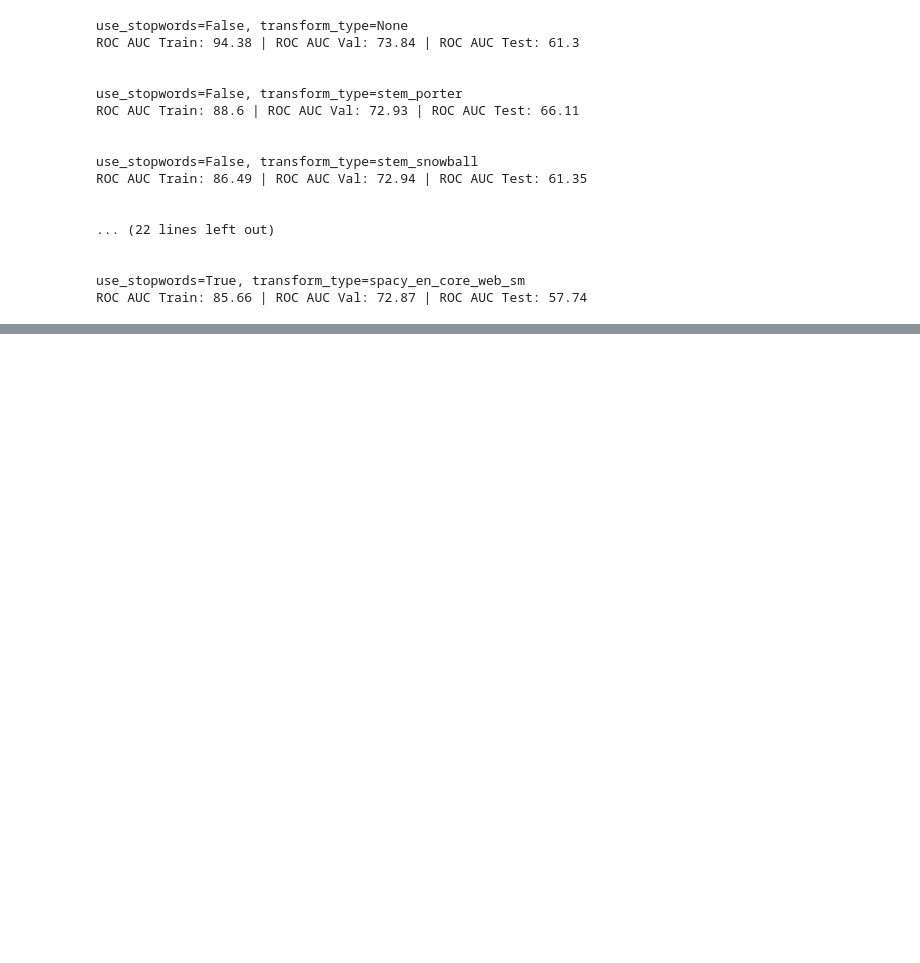
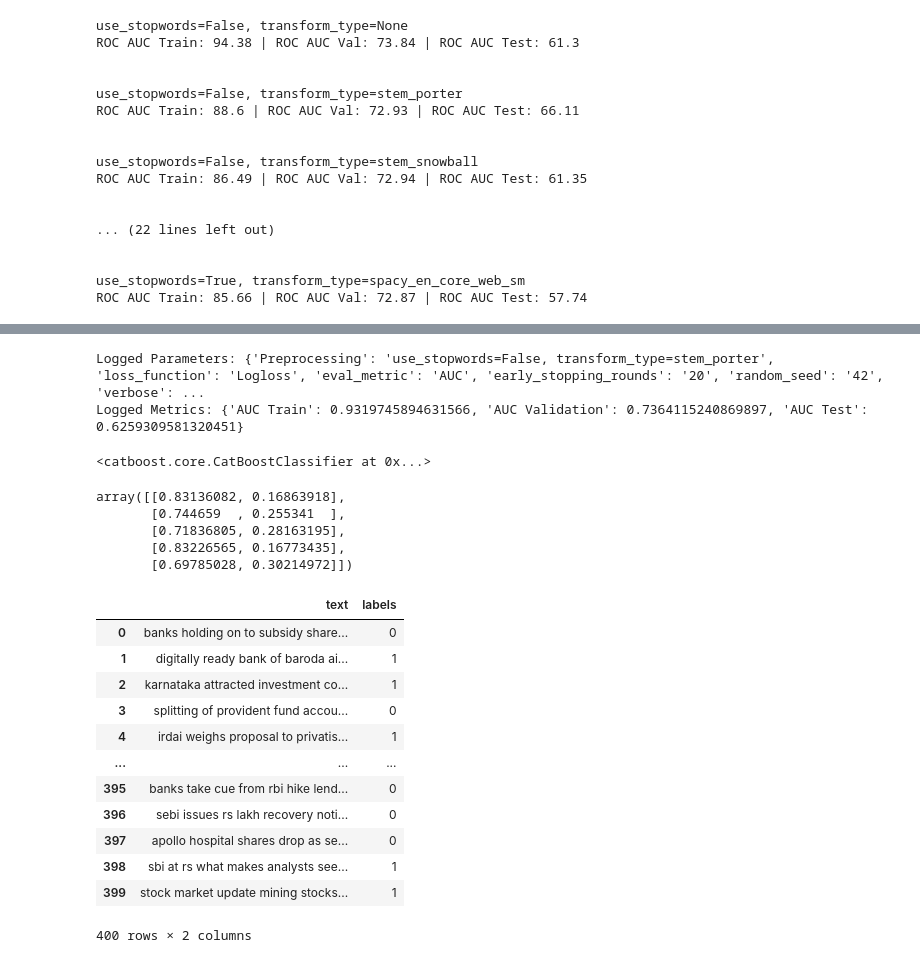
Before and after one commit to someoneorlov/styx, a Jupyter notebook: notebooks/7.0-sentiment-classification.ipynb, the cells around one changed output, grey strips where cells are left out. Saved outputs shown, nothing was run; the diff lists cells and outputs as text; code cells hidden in the pictures; blank space fills up the shorter version.

```diff
--- a/notebooks/7.0-sentiment-classification.ipynb
+++ b/notebooks/7.0-sentiment-classification.ipynb
@@ -681,0 +738,13 @@ for use_stopwords, transform_type in product(stop_word_vars, word_transform_vars
+# %%
+client.download_artifacts(best_run.info.run_id, artifact_path, download_dir)
+
+# Retrieve and print the logged parameters
+logged_params = best_run.data.params
+print("Logged Parameters:", logged_params)
+
+# Retrieve and print the logged metrics
+logged_metrics = best_run.data.metrics
+print("Logged Metrics:", logged_metrics)
+# %% [output]
+Logged Parameters: {'Preprocessing': 'use_stopwords=False, transform_type=stem_porter', 'loss_function': 'Logloss', 'eval_metric': 'AUC', 'early_stopping_rounds': '20', 'random_seed': '42', 'verbose': ...
+Logged Metrics: {'AUC Train': 0.9319745894631566, 'AUC Validation': 0.7364115240869897, 'AUC Test': 0.6259309581320451}
@@ -681,0 +753,15 @@ for use_stopwords, transform_type in product(stop_word_vars, word_transform_vars
+# %%
+model = CatBoostClassifier()
+
+# Load the model
+model.load_model(model_path)
+# %% [output]
+<catboost.core.CatBoostClassifier at 0x...>
+# %%
+model.predict_proba(df_test.head())
+# %% [output]
+array([[0.83136082, 0.16863918],
+       [0.744659  , 0.255341  ],
+       [0.71836805, 0.28163195],
+       [0.83226565, 0.16773435],
+       [0.69785028, 0.30214972]])
@@ -681,0 +770,16 @@ for use_stopwords, transform_type in product(stop_word_vars, word_transform_vars
+# %%
+test_sample
+# %% [output]
+|  | text | labels |
+| 0 | banks holding on to subsidy share... | 0 |
+| 1 | digitally ready bank of baroda ai... | 1 |
+| 2 | karnataka attracted investment co... | 1 |
+| 3 | splitting of provident fund accou... | 0 |
+| 4 | irdai weighs proposal to privatis... | 1 |
+| ... | ... | ... |
+| 395 | banks take cue from rbi hike lend... | 0 |
+| 396 | sebi issues rs lakh recovery noti... | 0 |
+| 397 | apollo hospital shares drop as se... | 0 |
+| 398 | sbi at rs what makes analysts see... | 1 |
+| 399 | stock market update mining stocks... | 1 |
+400 rows × 2 columns
```
Also changed, not shown: parts of 20 cells of this notebook, 9 other files.
